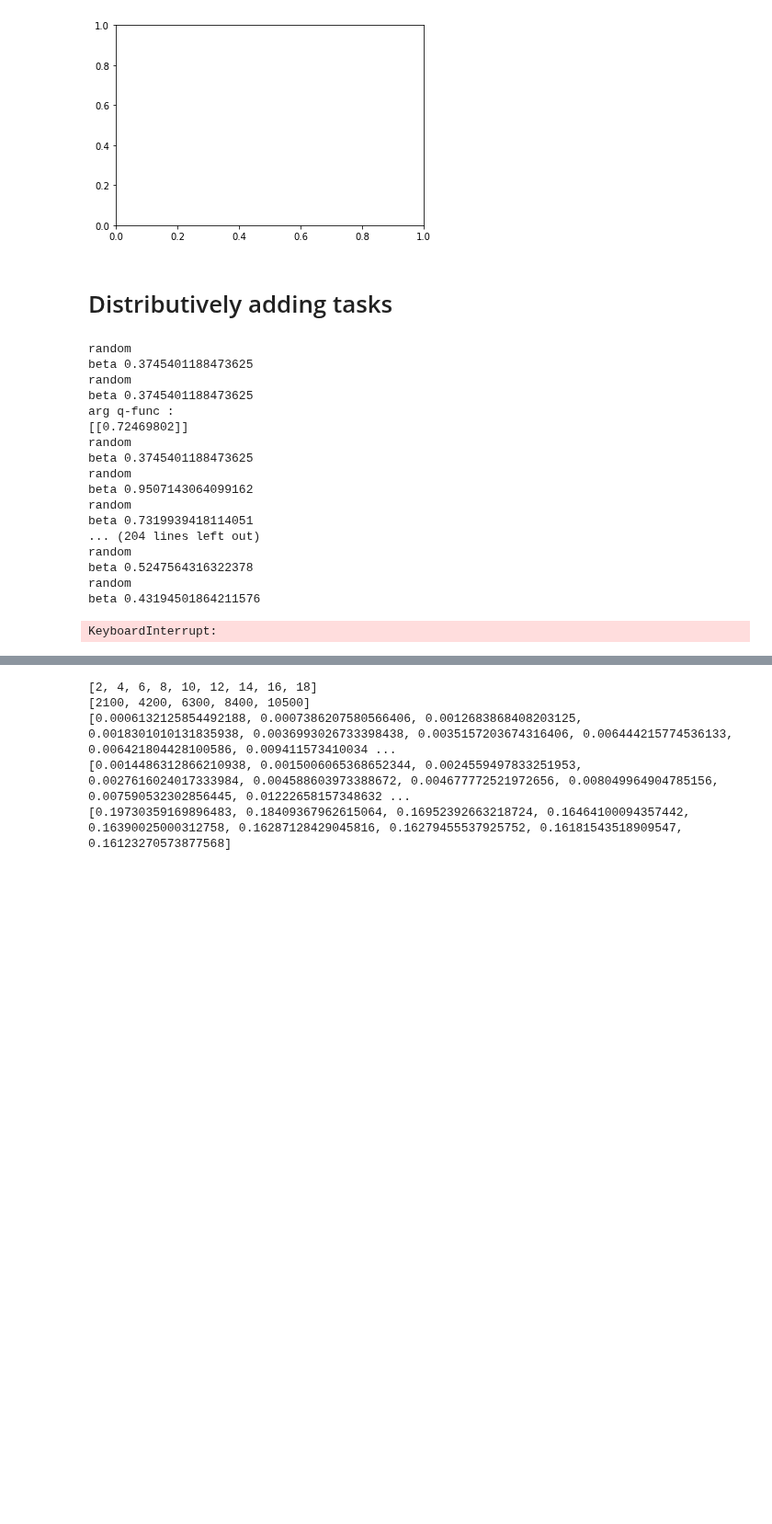
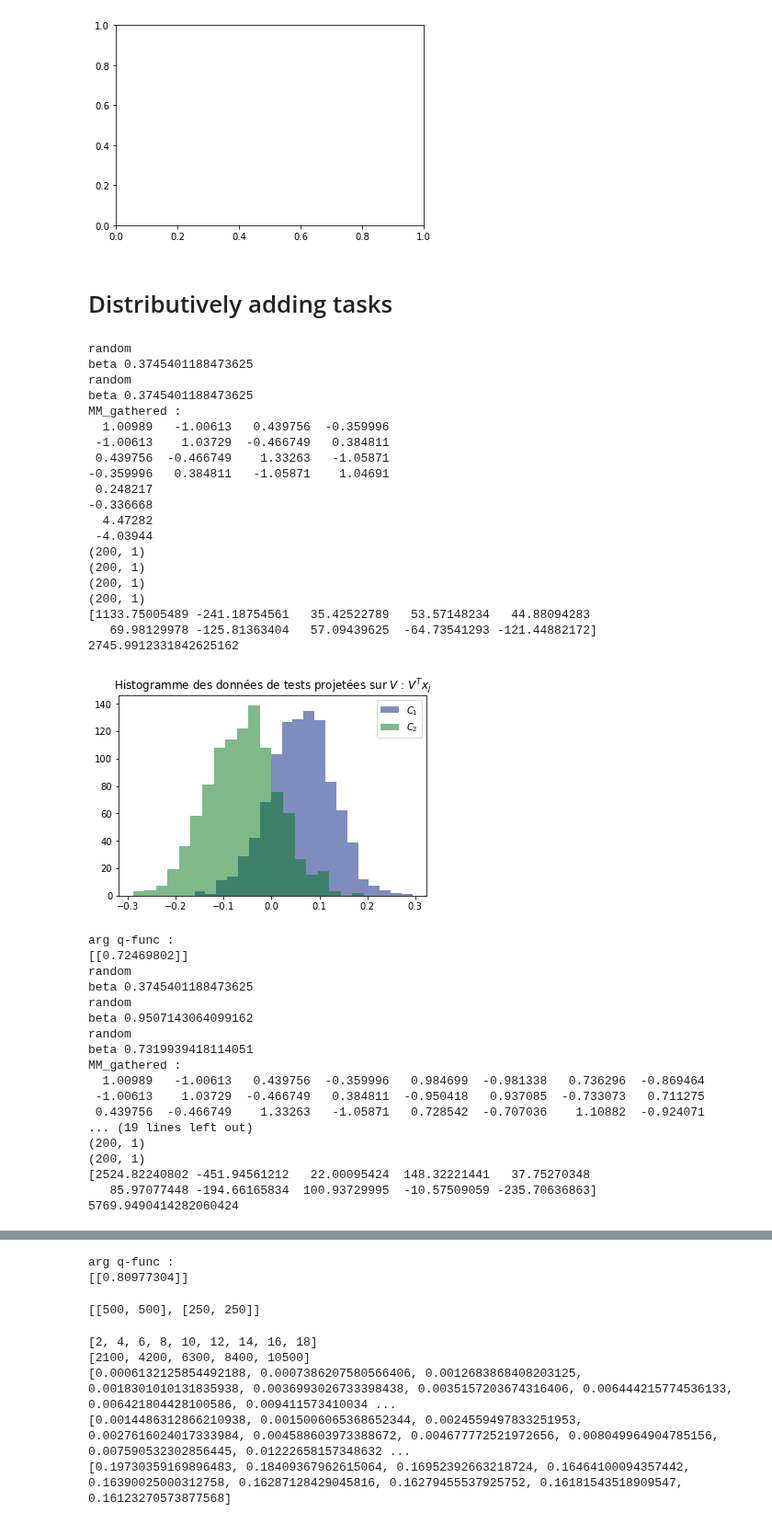
Before and after one commit to Sami-fak/DistributedMTLSPCA, a Jupyter notebook: binary-based_MTL.ipynb, the cells around one changed output, grey strips where cells are left out. Shown at 92% size. Saved outputs shown, nothing was run; the diff lists cells and outputs as text; code cells hidden in the pictures; blank space fills up the shorter version.

```diff
--- a/binary-based_MTL.ipynb
+++ b/binary-based_MTL.ipynb
@@ -927,7 +927,7 @@ def empirical_mean_old(nb_tasks, nb_classes, X, p, n_t):
             moitie = int(n_t[t][l]/2)
 #             print("shape X : ", X[t][l].T[:moitie].T.shape)
             mu1 = 1/moitie*X[t][l].T[:moitie].T@np.ones((moitie))
-            mu2 = 1/moitie*X[t][l].T[moitie:].T@np.ones((moitie))
+            mu2 = 1/moitie*X[t][l].T[moitie:2*moitie].T@np.ones((moitie))
             # O(p*n_tl)
             mu1, mu2 = np.reshape(mu1, (p, 1)), np.reshape(mu2, (p, 1))
 #             print(mu1.shape)
@@ -1227,7 +1268,7 @@ ValueError: x and y must have same first dimension, but have shapes (10,) and (9
 p = 200
 m = 2
 # on ajoute des tâches 2 par 2
-nb_tasks = 15
+nb_tasks = 3
 step = 2
 t = range(2,step*nb_tasks, step)
 multiple = 1
@@ -1287,7 +1328,7 @@ for b in t:
     # CENTRAL SERVER
     t0 = time()
     # sending empirical means to central server
-    V, y, correlation_matrix, Dc, c0 = merging_center(MM, diag, b, m, p, n_t, task_target)
+    V, y, correlation_matrix, Dc, c0 = merging_center(MM, diag, b, m, p, n, n_t, task_target)
     #V_true, y_true, correlation_matrix_true, Dc, c0 = merging_center(M_true, diag_true, b, m, p, n_t, task_target)
     t_SC = time()-t0
 
@@ -1305,44 +1346,64 @@ for b in t:
     correlation_matrix_true = compute_M_cal(n, p, Dc, MM_true, display=False)
     y_true = label_evaluation(b,m,Dc, MM_true, c0, task_target=task_target)
 
 #     V_true = compute_V(y_true, X_train_aggregated, J, n)
 #     debug_histogram(V_true, X_test_aggregated, n_t_test)
 #     print("V = ")
     VTX = V.T@X_test_aggregated
     var.append(np.var(VTX))
+    debug_histogram(V, X_test_aggregated, n_t_test)
 
     t0 = time()
     m_t = create_mt(b, m, y, Dc, correlation_matrix)
 
     erreur_theorique = error_rate(b, m,  Dc, MM_true, c0)[0][0]
     emp_rate.append(compute_error_rate(X_test, V, m_t, 1, m, n_t_test, Dc, c0))
     th_rate.append(erreur_theorique)
     t_inf.append(time()-t0)
     t_MM_f = max(t_MM)
     t_inf_f = max(t_inf)
     t_total_d.append(t_MM_f + t_SC)
     t_SC_d.append(t_SC)
     data_sent.append(sent)
 
 # print(f"temps moyen clients : {round(np.mean(t_MM_f), 5)}, {round(np.mean(t_inf_f), 5)}")
 # print(f"temps moyen Serveur central : {round(np.mean(t_SC), 5)}")
 # print(f"temps total moyen : {round(np.mean(t_MM_f), 5) + round(np.mean(t_inf_f), 5) + round(np.mean(t_SC), 5)}")
 # %% [output]
 random
 beta 0.3745401188473625
 random
 beta 0.3745401188473625
-arg q-func :
-[[0.72469802]]
-random
-beta 0.3745401188473625
-random
-beta 0.9507143064099162
-random
-beta 0.7319939418114051
-... (204 lines left out)
-random
-beta 0.5247564316322378
-random
-beta 0.43194501864211576
+MM_gathered :
+  1.00989   -1.00613   0.439756  -0.359996
+ -1.00613    1.03729  -0.466749   0.384811
+ 0.439756  -0.466749    1.33263   -1.05871
+-0.359996   0.384811   -1.05871    1.04691
+ 0.248217
+-0.336668
+  4.47282
+ -4.03944
+(200, 1)
+(200, 1)
+(200, 1)
+(200, 1)
+[1133.75005489 -241.18754561   35.42522789   53.57148234   44.88094283
+   69.98129978 -125.81363404   57.09439625  -64.73541293 -121.44882172] 2745.9912331842625162
+[figure, added]
-KeyboardInterrupt:
+arg q-func :
+[[0.72469802]]
+random
+beta 0.3745401188473625
+random
+beta 0.9507143064099162
+random
+beta 0.7319939418114051
+MM_gathered :
+  1.00989   -1.00613   0.439756  -0.359996   0.984699  -0.981338   0.736296  -0.869464
+ -1.00613    1.03729  -0.466749   0.384811  -0.950418   0.937085  -0.733073   0.711275
+ 0.439756  -0.466749    1.33263   -1.05871   0.728542  -0.707036    1.10882  -0.924071
+... (19 lines left out)
+(200, 1)
+(200, 1)
+[2524.82240802 -451.94561212   22.00095424  148.32221441   37.75270348
+   85.97077448 -194.66165834  100.93729995  -10.57509059 -235.70636863] 5769.9490414282060424
@@ -1349,3 +1411,9 @@ KeyboardInterrupt:
+arg q-func :
+[[0.80977304]]
+# %%
+print(n_t)
+# %% [output]
+[[500, 500], [250, 250]]
 # %%
 print(data_sent)
 print(data_sent_nd)
```
Also changed, not shown: parts of 15 cells of this notebook, 5 other files.
